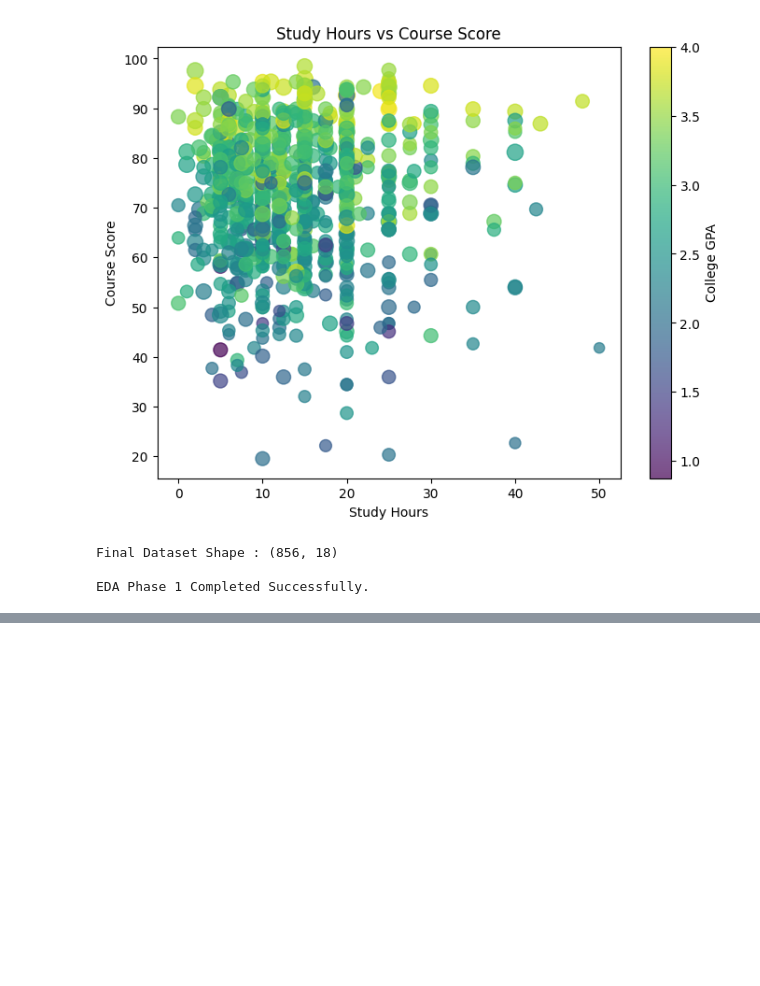
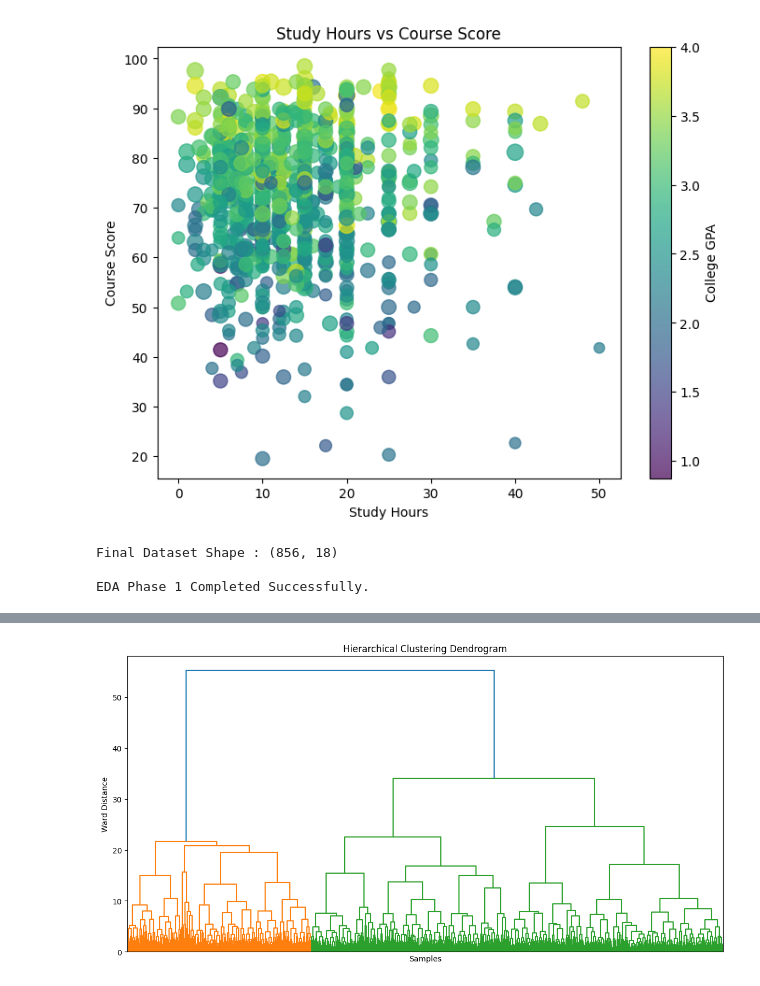
Before and after one commit to aman-18-choudhary/Aman_23BDS0337, a Jupyter notebook: Phase1_EDA_Project.ipynb, the cells around one changed output, grey strips where cells are left out. Cells and saved outputs as stored; diff of their text form; code cells hidden in the pictures; blank space fills up the shorter version.

```diff
--- a/Phase1_EDA_Project.ipynb
+++ b/Phase1_EDA_Project.ipynb
@@ -303,0 +710,84 @@ EDA Phase 1 Completed Successfully.
+# %%
+# HIERARCHICAL CLUSTERING
+print("\n--- HIERARCHICAL CLUSTERING ---")
+
+
+# Standardized data already created above
+
+# Ward linkage
+Z = linkage(
+    X_scaled,
+    method="ward"
+)
+
+
+# Dendrogram
+plt.figure(figsize=(14,7))
+
+dendrogram(
+    Z,
+    truncate_mode=None,
+    no_labels=True
+)
+
+plt.title("Hierarchical Clustering Dendrogram")
+plt.xlabel("Samples")
+plt.ylabel("Ward Distance")
+
+plt.show()
+
+
+# Create 3 clusters
+hier_clusters = fcluster(
+    Z,
+    t=3,
+    criterion="maxclust"
+)
+
+df["Hierarchical_Cluster"] = hier_clusters
+
+
+# Cluster assignments
+print("\nHierarchical Cluster Assignments:")
+print(df[["rownames", "Hierarchical_Cluster"]].head(20))
+
+
+# Number of samples in each cluster
+print("\nNumber of Samples in Each Cluster:")
+print(df["Hierarchical_Cluster"].value_counts().sort_index())
+
+
+# Hierarchical cluster summary
+print("\nHierarchical Cluster Summary:")
+print(
+    df.groupby("Hierarchical_Cluster")[cluster_features].mean()
+)
+
+
+# Hierarchical clustering visualization
+plt.figure(figsize=(8,6))
+
+sns.scatterplot(
+    data=df,
+    x="study",
+    y="score",
+    hue="Hierarchical_Cluster",
+    palette="viridis"
+)
+
+plt.title("Hierarchical Clustering")
+plt.xlabel("Study Hours")
+plt.ylabel("Course Score")
+
+plt.show()
+
+
+# Silhouette score
+hier_silhouette = silhouette_score(
+    X_scaled,
+    hier_clusters
+)
+
+print("\nHierarchical Clustering Silhouette Score:")
+print(hier_silhouette)
+# %% [output]
@@ -303,0 +795 @@ EDA Phase 1 Completed Successfully.
+[figure, added]
```
Also changed, not shown: parts of 7 cells of this notebook.
